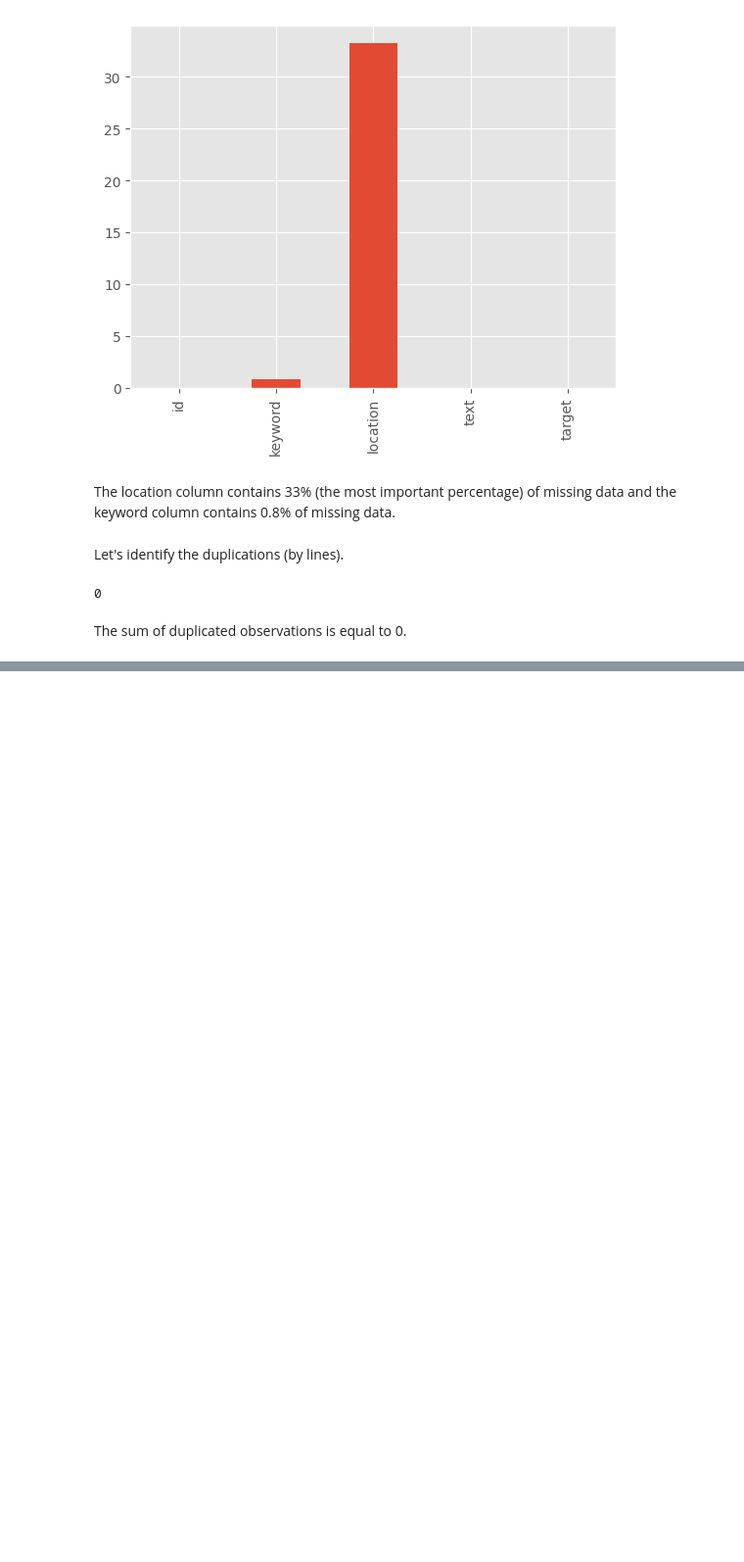
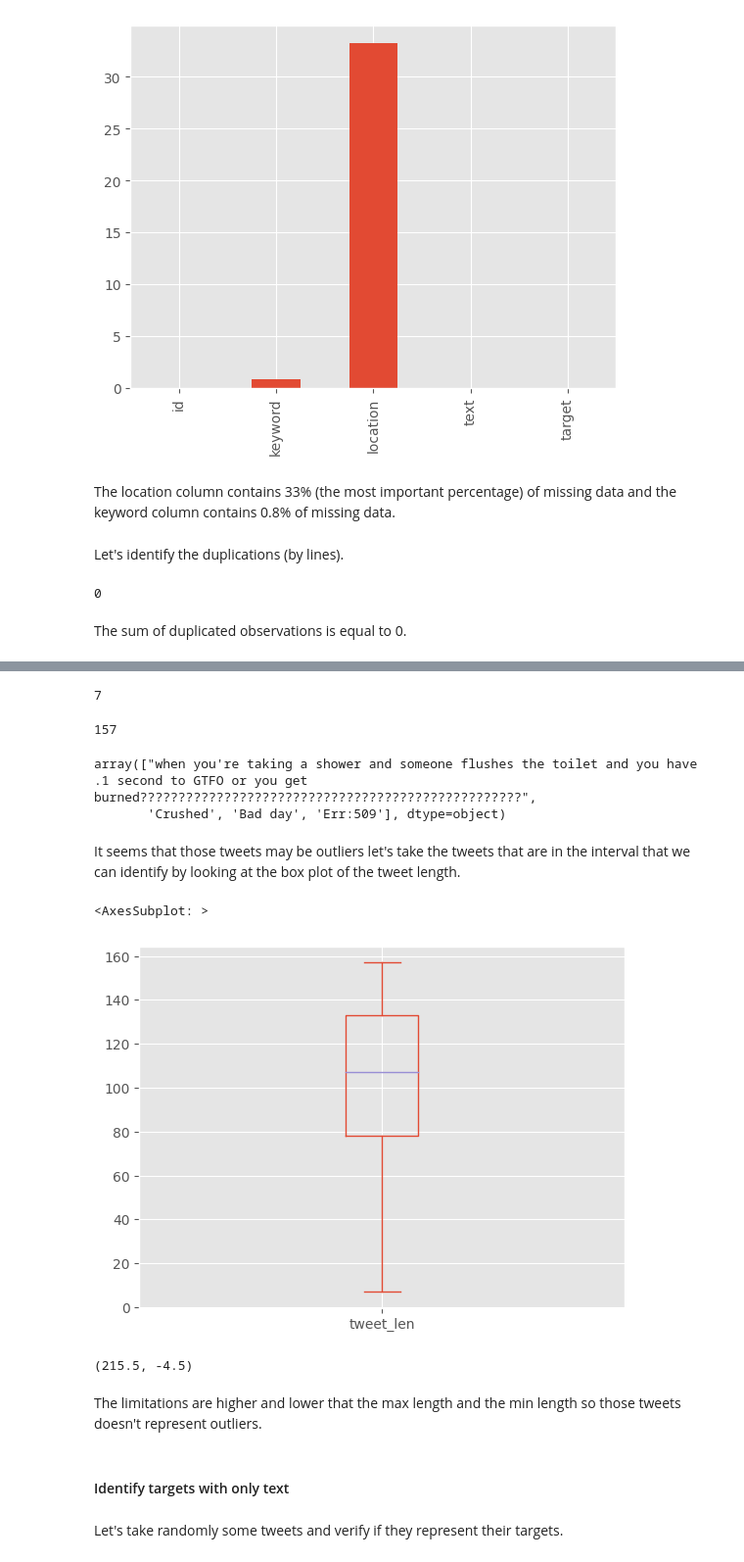
Before and after one commit to Oumar199/nlp_programs_exercises, a Jupyter notebook: kaggle_tweet_competition.ipynb, the cells around one changed output, grey strips where cells are left out. Shown at 98% size. Saved outputs shown, nothing was run; the diff lists cells and outputs as text; code cells hidden in the pictures; blank space fills up the shorter version.

```diff
--- a/kaggle_tweet_competition.ipynb
+++ b/kaggle_tweet_competition.ipynb
@@ -83,0 +213,25 @@ The sum of duplicated observations is equal to 0.
+# %%
+# create a new column containing the length of the tweets
+train_set_['tweet_len'] = train_set_['text'].map(lambda x: len(x))
+# %%
+# show the min and the max
+train_set_['tweet_len'].min()
+# %% [output]
+7
+# %%
+train_set_['tweet_len'].max()
+# %% [output]
+157
+# %%
+# let's identify those texts
+train_set_[(train_set_['tweet_len'] == 157) | (train_set_['tweet_len'] == 7)]['text'].values
+# %% [output]
+array(["when you're taking a shower and someone flushes the toilet and you have .1 second to GTFO or you get burned??????????????????????????????????????????????????",
+       'Crushed', 'Bad day', 'Err:509'], dtype=object)
+# %% [markdown]
+It seems that those tweets may be outliers let's take the tweets that are in the interval that we can identify by looking at the box plot of the tweet length.
+# %%
+train_set_['tweet_len'].plot(kind="box")
+# %% [output]
+<AxesSubplot: >
+[figure, added]
@@ -83,0 +242,10 @@ The sum of duplicated observations is equal to 0.
+# %%
+l_high, l_low
+# %% [output]
+(215.5, -4.5)
+# %% [markdown]
+The limitations are higher and lower that the max length and the min length so those tweets doesn't represent outliers.
+# %% [markdown]
+#### Identify targets with only text
+# %% [markdown]
+Let's take randomly some tweets and verify if they represent their targets.
```
Also changed, not shown: parts of 35 cells of this notebook, 1 other file.
